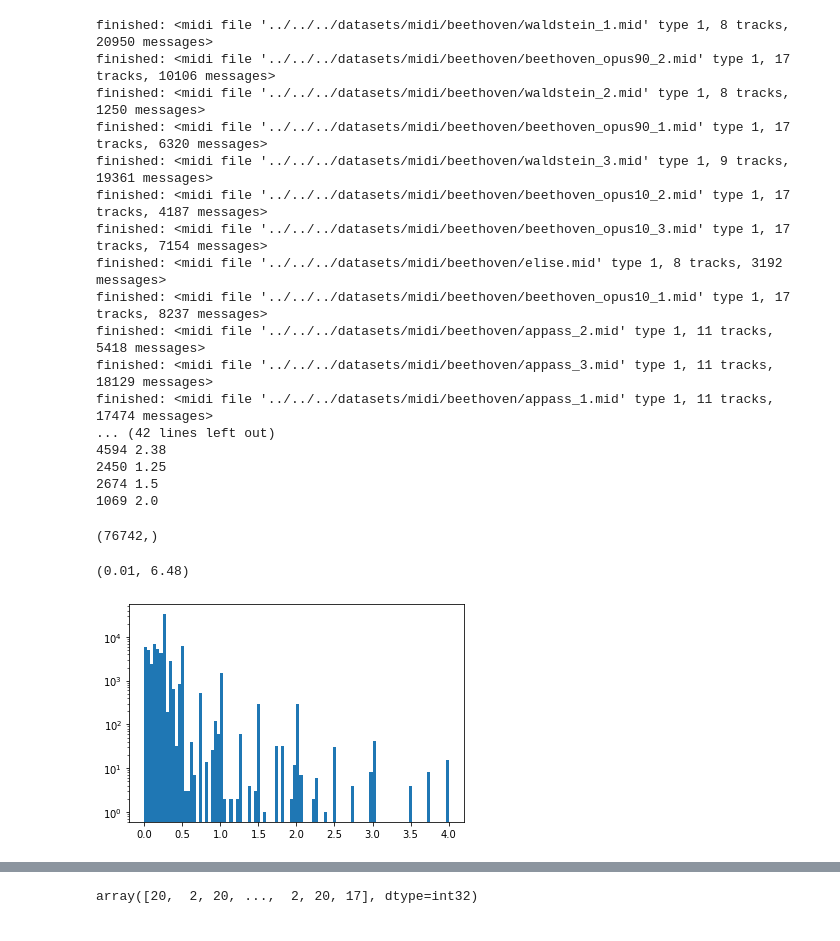
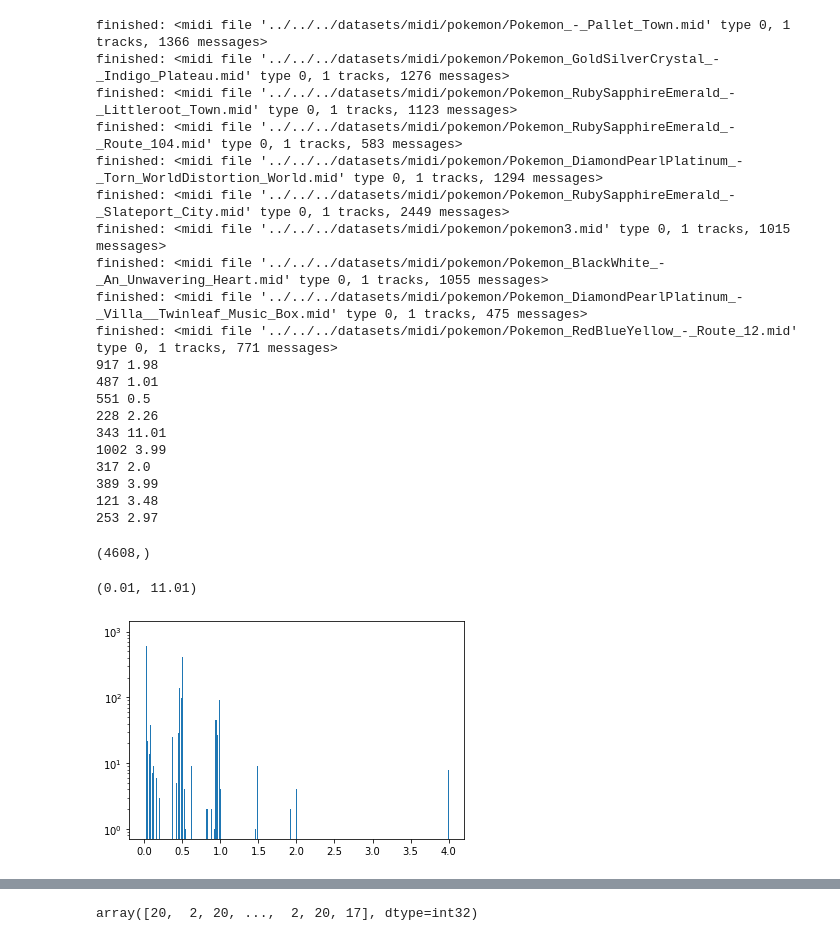
Before and after one commit to GrzegorzKazana/artificial-music, a Jupyter notebook: src/data_processing/sparse_notes_classified_time/sparse_w_classified_time.ipynb, the cells around one changed output, grey strips where cells are left out. Saved outputs shown, nothing was run; the diff lists cells and outputs as text; code cells hidden in the pictures.

```diff
--- a/src/data_processing/sparse_notes_classified_time/sparse_w_classified_time.ipynb
+++ b/src/data_processing/sparse_notes_classified_time/sparse_w_classified_time.ipynb
@@ -13,7 +13,7 @@ dataset_path = os.path.join(proj_base_path, 'datasets')
 
 from src.data_processing.sparse_notes_classified_time.mid2np import mid2np, remove_subsequents_and_count_note_ticks
 # %%
-mids_dir = os.path.join(dataset_path, 'midi/beethoven/')
+mids_dir = os.path.join(dataset_path, 'midi/pokemon/')
 
 mid_paths = [os.path.join(mids_dir, p) for p in os.listdir(mids_dir)]
 mids = [MidiFile(p) for p in mid_paths]
@@ -47,35 +40,38 @@ for d in durations: print(d.size, d.max())
 durations = np.concatenate(durations)
 durations.shape
 # %% [output]
-finished: <midi file '../../../datasets/midi/beethoven/waldstein_1.mid' type 1, 8 tracks, 20950 messages>
-finished: <midi file '../../../datasets/midi/beethoven/beethoven_opus90_2.mid' type 1, 17 tracks, 10106 messages>
-finished: <midi file '../../../datasets/midi/beethoven/waldstein_2.mid' type 1, 8 tracks, 1250 messages>
-finished: <midi file '../../../datasets/midi/beethoven/beethoven_opus90_1.mid' type 1, 17 tracks, 6320 messages>
-finished: <midi file '../../../datasets/midi/beethoven/waldstein_3.mid' type 1, 9 tracks, 19361 messages>
-finished: <midi file '../../../datasets/midi/beethoven/beethoven_opus10_2.mid' type 1, 17 tracks, 4187 messages>
-finished: <midi file '../../../datasets/midi/beethoven/beethoven_opus10_3.mid' type 1, 17 tracks, 7154 messages>
-finished: <midi file '../../../datasets/midi/beethoven/elise.mid' type 1, 8 tracks, 3192 messages>
-finished: <midi file '../../../datasets/midi/beethoven/beethoven_opus10_1.mid' type 1, 17 tracks, 8237 messages>
-finished: <midi file '../../../datasets/midi/beethoven/appass_2.mid' type 1, 11 tracks, 5418 messages>
-finished: <midi file '../../../datasets/midi/beethoven/appass_3.mid' type 1, 11 tracks, 18129 messages>
-finished: <midi file '../../../datasets/midi/beethoven/appass_1.mid' type 1, 11 tracks, 17474 messages>
-... (42 lines left out)
-4594 2.38
-2450 1.25
-2674 1.5
-1069 2.0
+finished: <midi file '../../../datasets/midi/pokemon/Pokemon_-_Pallet_Town.mid' type 0, 1 tracks, 1366 messages>
+finished: <midi file '../../../datasets/midi/pokemon/Pokemon_GoldSilverCrystal_-_Indigo_Plateau.mid' type 0, 1 tracks, 1276 messages>
+finished: <midi file '../../../datasets/midi/pokemon/Pokemon_RubySapphireEmerald_-_Littleroot_Town.mid' type 0, 1 tracks, 1123 messages>
+finished: <midi file '../../../datasets/midi/pokemon/Pokemon_RubySapphireEmerald_-_Route_104.mid' type 0, 1 tracks, 583 messages>
+finished: <midi file '../../../datasets/midi/pokemon/Pokemon_DiamondPearlPlatinum_-_Torn_WorldDistortion_World.mid' type 0, 1 tracks, 1294 messages>
+finished: <midi file '../../../datasets/midi/pokemon/Pokemon_RubySapphireEmerald_-_Slateport_City.mid' type 0, 1 tracks, 2449 messages>
+finished: <midi file '../../../datasets/midi/pokemon/pokemon3.mid' type 0, 1 tracks, 1015 messages>
+finished: <midi file '../../../datasets/midi/pokemon/Pokemon_BlackWhite_-_An_Unwavering_Heart.mid' type 0, 1 tracks, 1055 messages>
+finished: <midi file '../../../datasets/midi/pokemon/Pokemon_DiamondPearlPlatinum_-_Villa__Twinleaf_Music_Box.mid' type 0, 1 tracks, 475 messages>
+finished: <midi file '../../../datasets/midi/pokemon/Pokemon_RedBlueYellow_-_Route_12.mid' type 0, 1 tracks, 771 messages>
+917 1.98
+487 1.01
+551 0.5
+228 2.26
+343 11.01
+1002 3.99
+317 2.0
+389 3.99
+121 3.48
+253 2.97
-(76742,)
+(4608,)
 # %%
 durations.min(), durations.max()
 # %% [output]
-(0.01, 6.48)
+(0.01, 11.01)
 # %%
 import matplotlib.pyplot as plt
 
-plt.hist(durations, bins=100, range=(0, 4), log=True)
+plt.hist(durations, bins=1000, range=(0, 4), log=True)
 plt.show()
 # %% [output]
-[figure, old version]
+[figure, new version]
 # %%
 from sklearn.cluster import DBSCAN, KMeans
 
```
Also changed, not shown: parts of 3 cells of this notebook, 1 other file.
